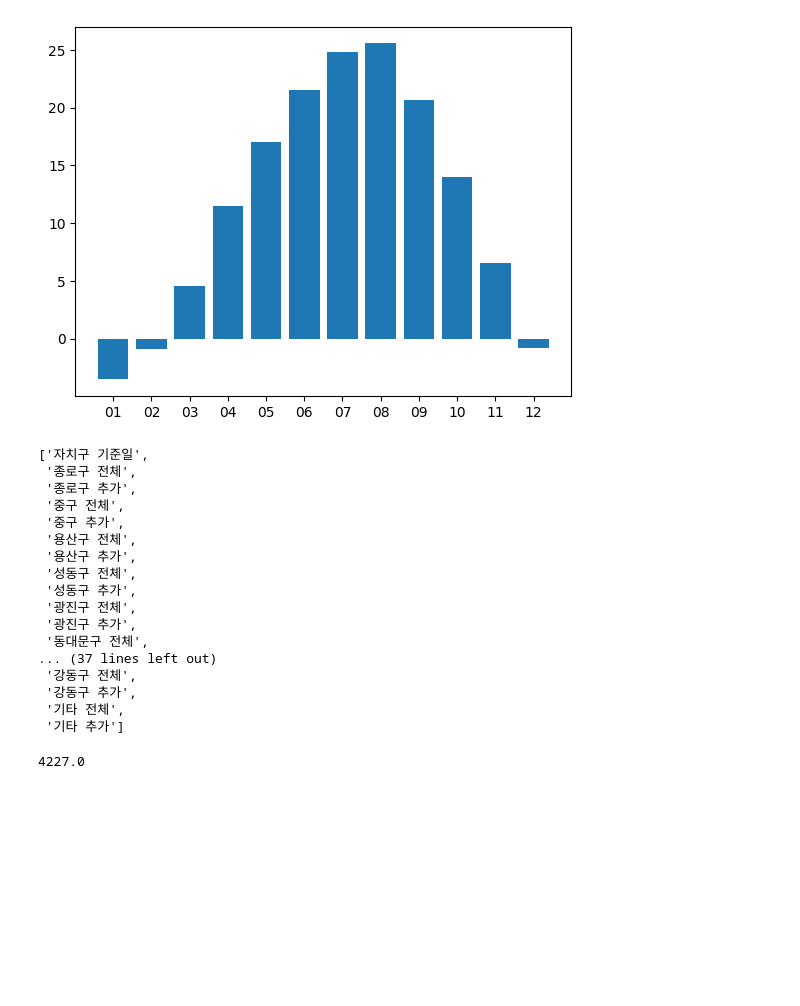
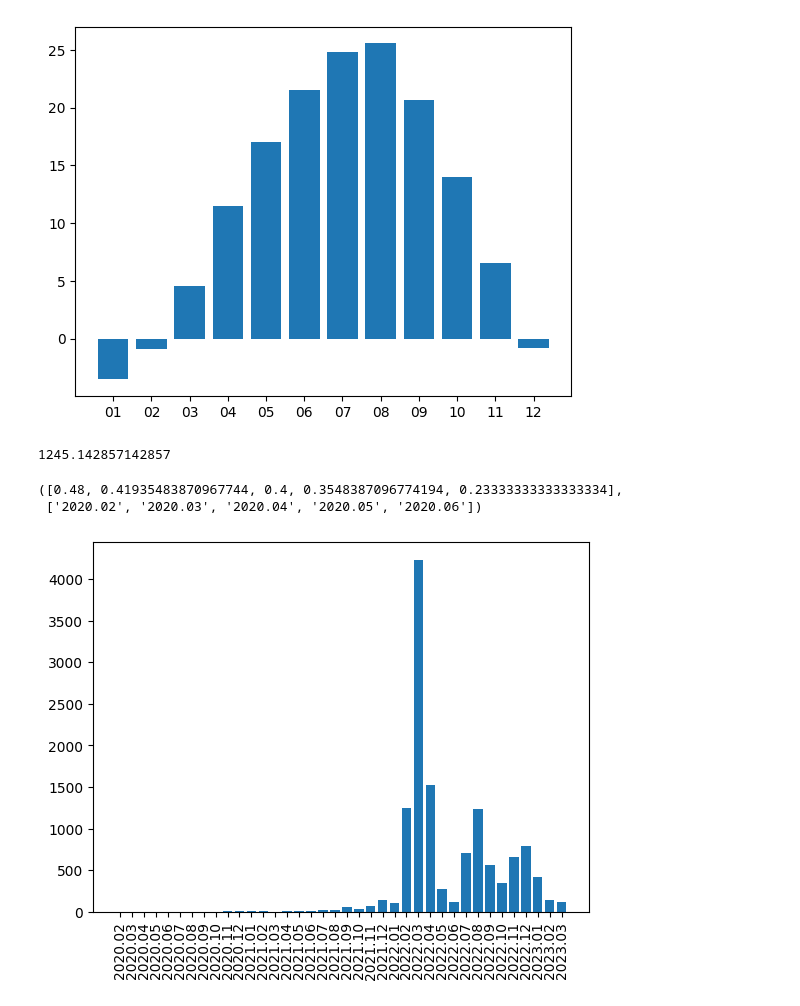
Before and after one commit to shared-repo/green-data-analysis, a Jupyter notebook: workspace/data-analysis-basic/example_04.ipynb, the cells around one changed output. Saved outputs shown, nothing was run; the diff lists cells and outputs as text; code cells hidden in the pictures; blank space fills up the shorter version.

```diff
--- a/workspace/data-analysis-basic/example_04.ipynb
+++ b/workspace/data-analysis-basic/example_04.ipynb
@@ -137,28 +137,11 @@ from collections import defaultdict
 
 data_by_year_month = defaultdict(list)
 for row in covid_rows:
-    ym = row[0][:7]
+    if len(row[0]) == 13:
+        ym = row[0][:7]
+    else:
+        ym = "20" + row[0][:5]
     data_by_year_month[ym].append(row)
-# %%
-titles
-# %% [output]
-['자치구 기준일',
- '종로구 전체',
- '종로구 추가',
- '중구 전체',
- '중구 추가',
- '용산구 전체',
- '용산구 추가',
- '성동구 전체',
- '성동구 추가',
- '광진구 전체',
- '광진구 추가',
- '동대문구 전체',
-... (37 lines left out)
- '강동구 전체',
- '강동구 추가',
- '기타 전체',
- '기타 추가']
 # %%
 def mean_by_gu_and_year_month(gu, year, month):
 
@@ -184,6 +167,29 @@ def mean_by_gu_and_year_month(gu, year, month):
 
         return sum_value / cnt
 # %%
-mean_by_gu_and_year_month("송파", 2022, 3)
+mean_by_gu_and_year_month("송파", 2022, 2)
 # %% [output]
-4227.0
+1245.142857142857
+# %%
+gu = "송파"
+y = []
+x = []
+for year in range(2020, 2024):
+    for month in range(1, 13):
+        mean_value = mean_by_gu_and_year_month(gu, year, month)
+        if mean_value != None:
+            y.append( mean_value )
+            x.append( "{0:04d}.{1:02d}".format(year, month) )
+# %%
+y[:5], x[:5]
+# %% [output]
+([0.48, 0.41935483870967744, 0.4, 0.3548387096774194, 0.23333333333333334],
+ ['2020.02', '2020.03', '2020.04', '2020.05', '2020.06'])
+# %%
+import matplotlib.pyplot as plt
+
+plt.bar(x, y)
+plt.xticks(x, rotation=90)
+plt.show()
+# %% [output]
+[figure, added]
```
Also changed, not shown: 2 other files.
